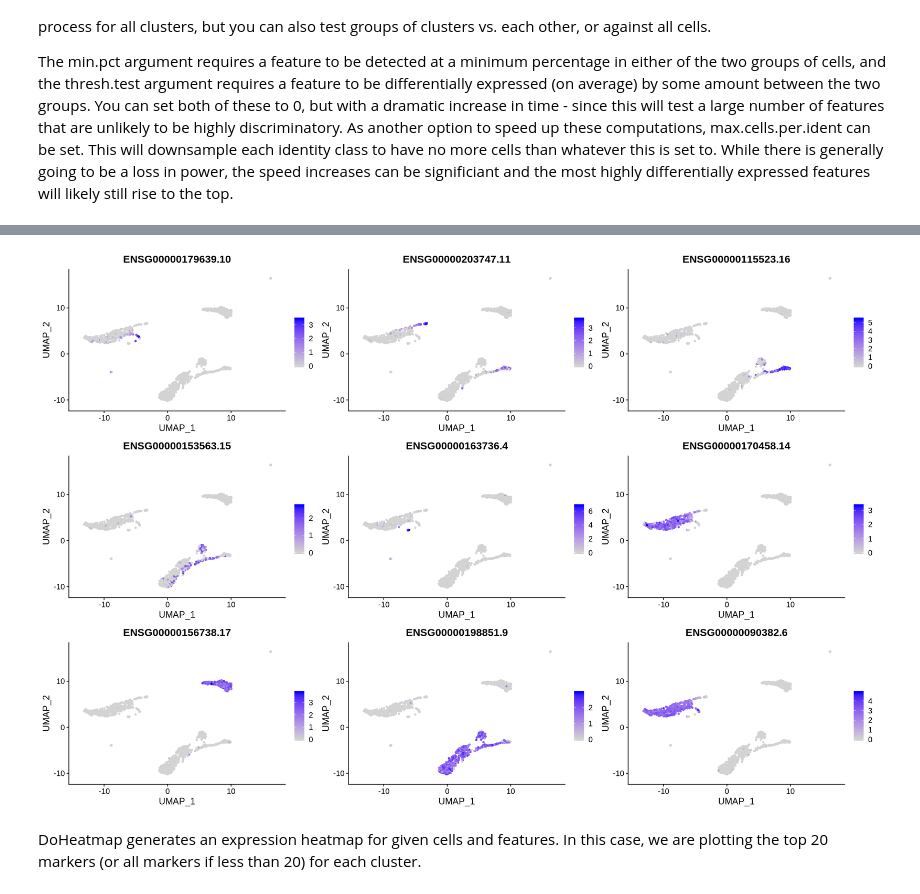
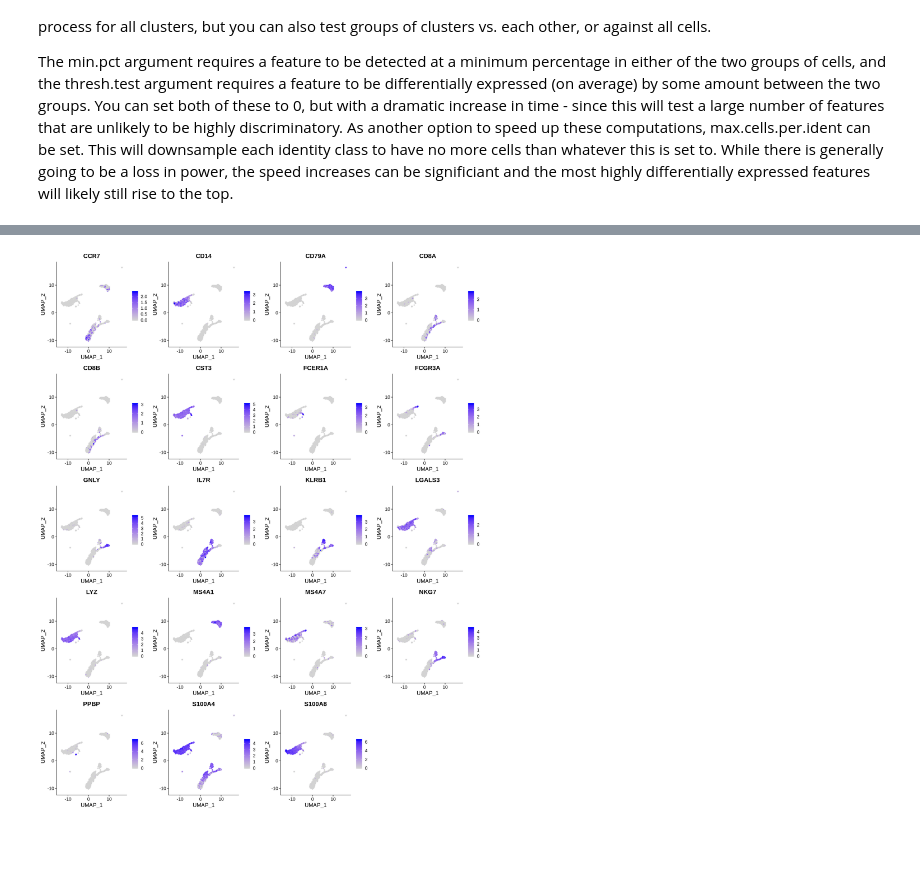
Before and after one commit to pachterlab/kallistobustools, a Jupyter notebook: notebooks/kb_atlas_annotation_Seurat.ipynb, the cells around one changed output, grey strips where cells are left out. Saved outputs shown, nothing was run; the diff lists cells and outputs as text; code cells hidden in the pictures; blank space fills up the shorter version.

```diff
--- a/notebooks/kb_atlas_annotation_Seurat.ipynb
+++ b/notebooks/kb_atlas_annotation_Seurat.ipynb
@@ -618,7 +611,7 @@ A data.frame: 5 × 5
 # %%
 # find markers for every cluster compared to all remaining cells, report only the positive ones
-pbmc.markers <- FindAllMarkers(pbmc, only.pos = TRUE, min.pct = 0.25, logfc.threshold = 0.25)
-pbmc.markers %>% group_by(cluster) %>% top_n(n = 2, wt = avg_logFC)
+pbmc.markers <- FindAllMarkers(pbmc, test.use = "wilcox", only.pos = TRUE,
+                               min.pct = 0.25, logfc.threshold = 0.25)
 # %% [output]
 Calculating cluster 0
 
@@ -660,0 +641,3 @@ cluster1.markers <- FindMarkers(pbmc, ident.1 = 0, logfc.threshold = 0.25, test.
+# %%
+pbmc.markers.t <- FindAllMarkers(pbmc, test.use = "t", only.pos = TRUE,
+                               min.pct = 0.25, logfc.threshold = 0.25)
@@ -660,0 +669,3 @@ cluster1.markers <- FindMarkers(pbmc, ident.1 = 0, logfc.threshold = 0.25, test.
+# %%
+pbmc.markers.lr <- FindAllMarkers(pbmc, test.use = "LR", only.pos = TRUE,
+                               min.pct = 0.25, logfc.threshold = 0.25)
@@ -671,0 +697,5 @@ VlnPlot(pbmc, features = tr2g$gene[tr2g$gene_name %in% c("NKG7", "PF4")], slot =
+# %%
+marker_genes <- sort(c('IL7R', 'CD79A', 'MS4A1', 'CD8A', 'CD8B', 'LYZ', 'CD14',
+                'LGALS3', 'S100A8', 'GNLY', 'NKG7', 'KLRB1',
+                'FCGR3A', 'MS4A7', 'FCER1A', 'CST3', 'PPBP', 'CCR7',
+                'S100A4'))
@@ -672,8 +707,5 @@ VlnPlot(pbmc, features = tr2g$gene[tr2g$gene_name %in% c("NKG7", "PF4")], slot =
 # %%
-options(repr.plot.width=18, repr.plot.height=12)
-FeaturePlot(pbmc, features = tr2g$gene[tr2g$gene_name %in% c("MS4A1", "GNLY", "CD3E", "CD14", "FCER1A", "FCGR3A", "LYZ", "PPBP",
-    "CD8A")])
+options(repr.plot.width=16, repr.plot.height=20)
+FeaturePlot(pbmc, features = marker_genes, ncol = 4)
 # %% [output]
-[figure, old version]
+[figure, new version]
-# %% [markdown]
-DoHeatmap generates an expression heatmap for given cells and features. In this case, we are plotting the top 20 markers (or all markers if less than 20) for each cluster.
```
Also changed, not shown: parts of 77 cells of this notebook.
